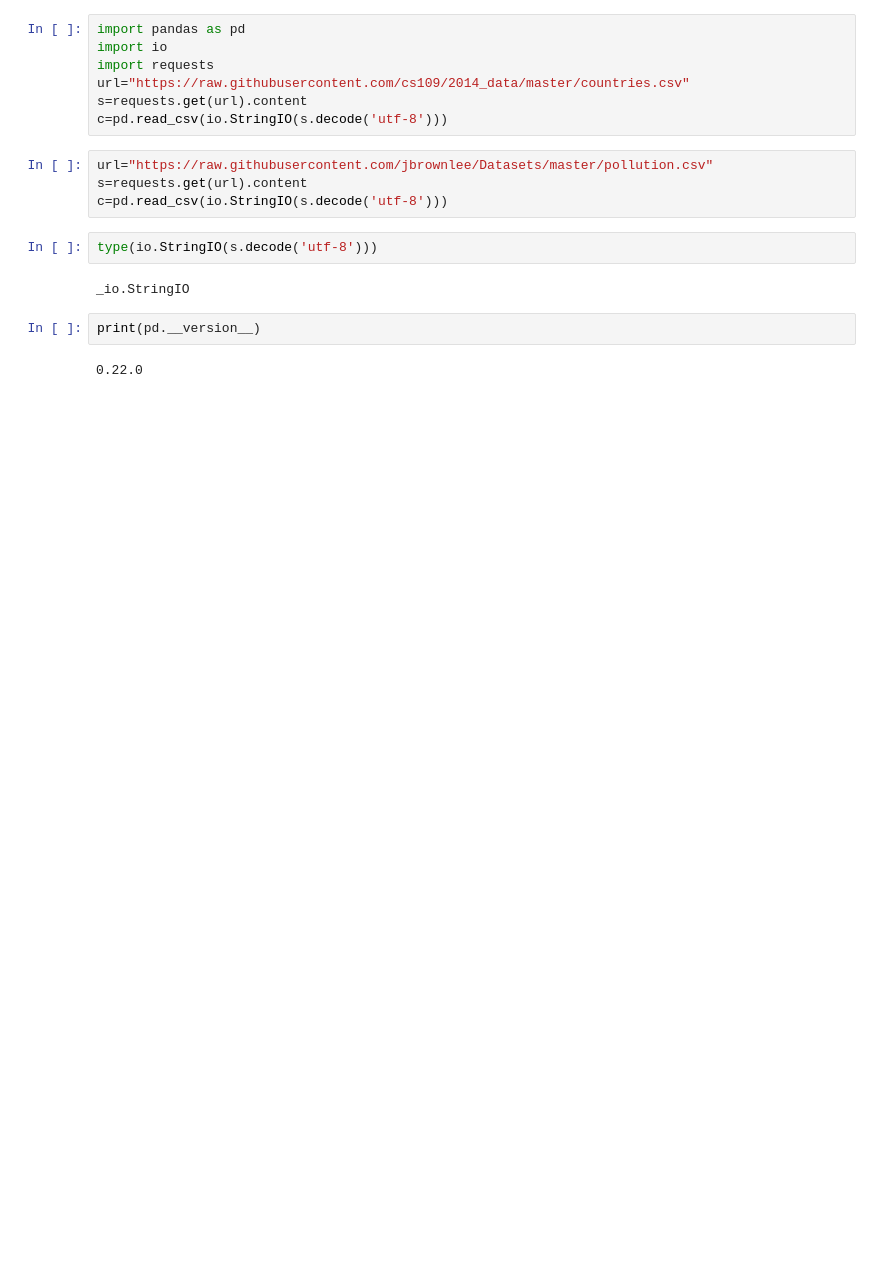
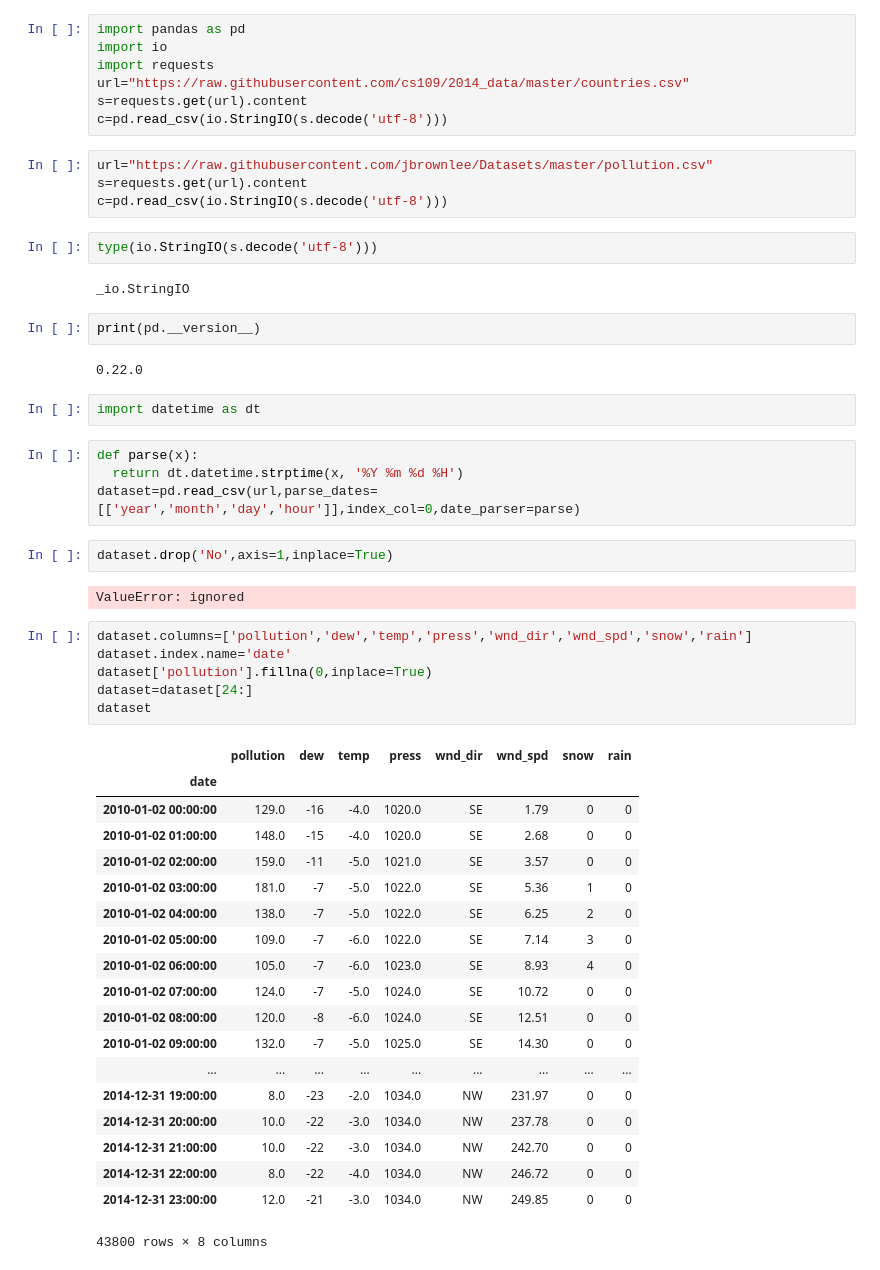
Before and after one commit to billliu402/hello-world, a Jupyter notebook: Hello,_Colaboratory.ipynb, the cells around one changed output. Saved outputs shown, nothing was run; the diff lists cells and outputs as text; blank space fills up the shorter version.

```diff
--- a/Hello,_Colaboratory.ipynb
+++ b/Hello,_Colaboratory.ipynb
@@ -117,3 +117,39 @@ _io.StringIO
 print(pd.__version__)
 # %% [output]
 0.22.0
+# %%
+import datetime as dt
+# %%
+def parse(x):
+  return dt.datetime.strptime(x, '%Y %m %d %H')
+dataset=pd.read_csv(url,parse_dates=[['year','month','day','hour']],index_col=0,date_parser=parse)
+# %%
+dataset.drop('No',axis=1,inplace=True)
+# %% [output]
+ValueError: ignored
+# %%
+dataset.columns=['pollution','dew','temp','press','wnd_dir','wnd_spd','snow','rain']
+dataset.index.name='date'
+dataset['pollution'].fillna(0,inplace=True)
+dataset=dataset[24:]
+dataset
+# %% [output]
+|  | pollution | dew | temp | press | wnd_dir | wnd_spd | snow | rain |
+| date |  |  |  |  |  |  |  |  |
+| 2010-01-02 00:00:00 | 129.0 | -16 | -4.0 | 1020.0 | SE | 1.79 | 0 | 0 |
+| 2010-01-02 01:00:00 | 148.0 | -15 | -4.0 | 1020.0 | SE | 2.68 | 0 | 0 |
+| 2010-01-02 02:00:00 | 159.0 | -11 | -5.0 | 1021.0 | SE | 3.57 | 0 | 0 |
+| 2010-01-02 03:00:00 | 181.0 | -7 | -5.0 | 1022.0 | SE | 5.36 | 1 | 0 |
+| 2010-01-02 04:00:00 | 138.0 | -7 | -5.0 | 1022.0 | SE | 6.25 | 2 | 0 |
+| 2010-01-02 05:00:00 | 109.0 | -7 | -6.0 | 1022.0 | SE | 7.14 | 3 | 0 |
+| 2010-01-02 06:00:00 | 105.0 | -7 | -6.0 | 1023.0 | SE | 8.93 | 4 | 0 |
+| 2010-01-02 07:00:00 | 124.0 | -7 | -5.0 | 1024.0 | SE | 10.72 | 0 | 0 |
+| 2010-01-02 08:00:00 | 120.0 | -8 | -6.0 | 1024.0 | SE | 12.51 | 0 | 0 |
+| 2010-01-02 09:00:00 | 132.0 | -7 | -5.0 | 1025.0 | SE | 14.30 | 0 | 0 |
+| ... | ... | ... | ... | ... | ... | ... | ... | ... |
+| 2014-12-31 19:00:00 | 8.0 | -23 | -2.0 | 1034.0 | NW | 231.97 | 0 | 0 |
+| 2014-12-31 20:00:00 | 10.0 | -22 | -3.0 | 1034.0 | NW | 237.78 | 0 | 0 |
+| 2014-12-31 21:00:00 | 10.0 | -22 | -3.0 | 1034.0 | NW | 242.70 | 0 | 0 |
+| 2014-12-31 22:00:00 | 8.0 | -22 | -4.0 | 1034.0 | NW | 246.72 | 0 | 0 |
+| 2014-12-31 23:00:00 | 12.0 | -21 | -3.0 | 1034.0 | NW | 249.85 | 0 | 0 |
+43800 rows × 8 columns
```
Also changed, not shown: parts of 2 cells of this notebook.
